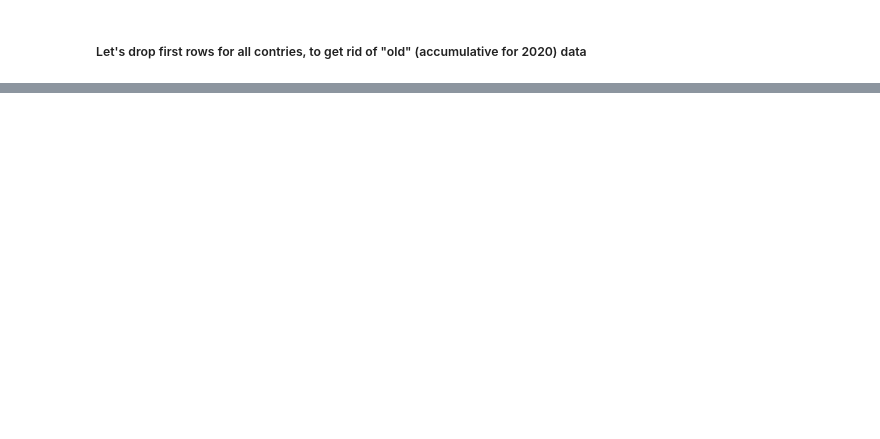
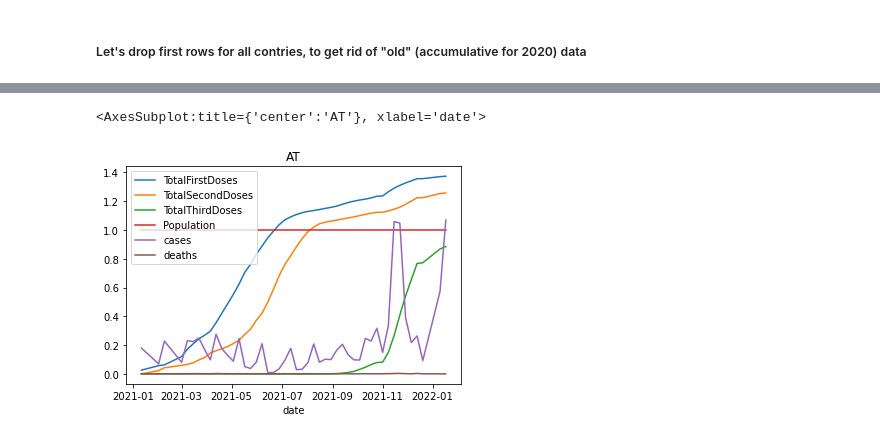
Before and after one commit to shaaanya/covid_in_europe_visualisations, a Jupyter notebook: covid_visualisations.ipynb, the cells around one changed output, grey strips where cells are left out. Drawn from its saved outputs; the diff is of its cells as text; code cells hidden in the pictures; blank space fills up the shorter version.

```diff
--- a/covid_visualisations.ipynb
+++ b/covid_visualisations.ipynb
@@ -392,0 +389,9 @@ countries_data[0].set_index("date").plot(title="AT")
+# %%
+for i in range(len(countries_data)):
+    countries_data[i] = countries_data[i][["date", "ReportingCountry", "TotalFirstDoses", "TotalSecondDoses", "TotalThirdDoses", "Population",
+                                          "cases", "deaths"]]
+# %%
+countries_data[0].set_index("date").plot(title="AT")
+# %% [output]
+<AxesSubplot:title={'center':'AT'}, xlabel='date'>
+[figure, added]
```
Also changed, not shown: parts of 14 cells of this notebook.
